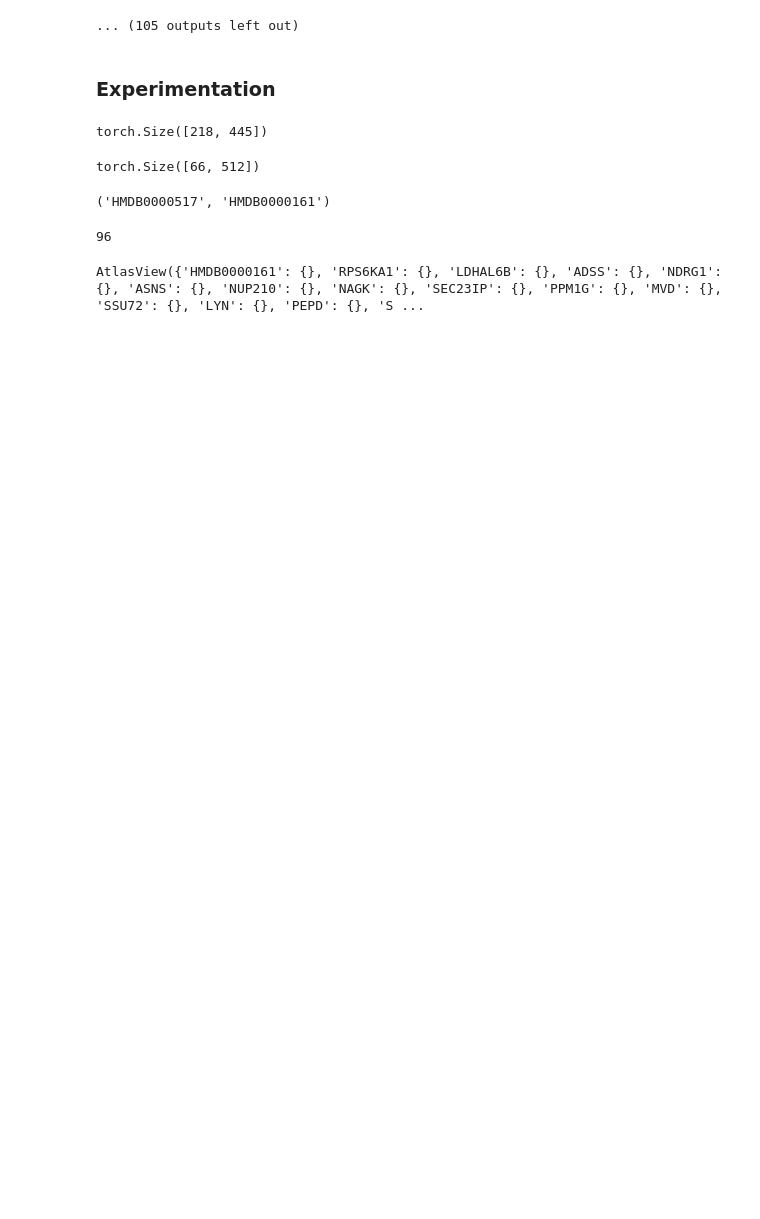
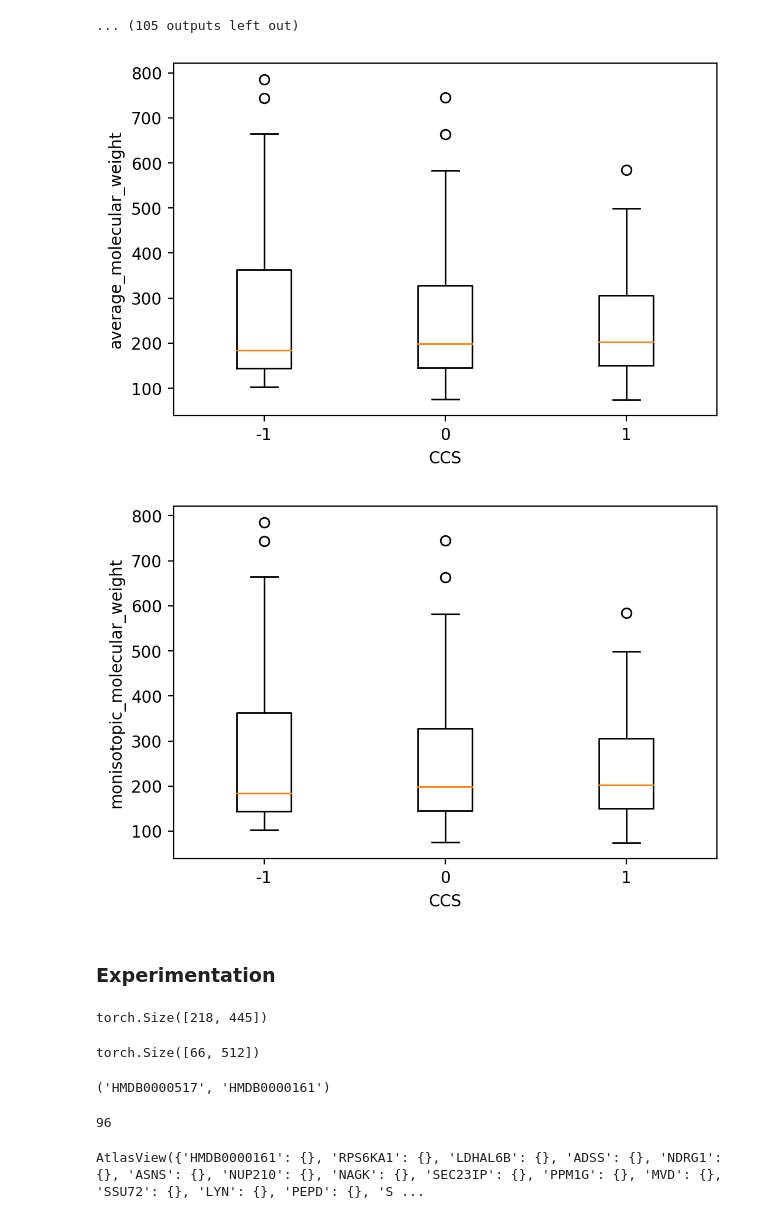
Before and after one commit to nmvdlei/PPMI_MAGNN, a Jupyter notebook: Inspect_model.ipynb, the cells around one changed output. Cells and saved outputs as stored; diff of their text form; code cells hidden in the pictures; blank space fills up the shorter version.

Commit message:
introduce molecular weight boxplots

```diff
--- a/Inspect_model.ipynb
+++ b/Inspect_model.ipynb
@@ -327,6 +327,25 @@ for feature_name in list(dataloader.X.columns)[2:]:
 |  | 0 | 67 | 216 | 31.0% | 30.7% | ... |
 |  | -1 | 84 | 216 | 38.9% | 39.0% | ... |
 ... (105 outputs left out)
+# %%
+def boxplot_CCS_values(dataloader, feature_name):
+    metabolite_down_mask = np.argwhere(labels==0)
+    metabolite_equal_mask = np.argwhere(labels==1.)
+    metabolite_up_mask = np.argwhere(labels==2.)
+
+    amw = dataloader.X[feature_name]
+
+    fig = plt.figure(figsize=(6,4), dpi=200)
+    plt.boxplot([np.array(amw)[metabolite_down_mask][0], np.array(amw)[metabolite_equal_mask][0], np.array(amw)[metabolite_up_mask][0]], labels=[-1, 0, 1])
+    plt.xlabel('CCS')
+    plt.ylabel(feature_name)
+    plt.show()
+
+boxplot_CCS_values(dataloader,  'average_molecular_weight')
+boxplot_CCS_values(dataloader,  'monisotopic_molecular_weight')
+# %% [output]
+[figure, added]
+[figure, added]
 # %% [markdown]
 ### Experimentation
 # %%
```
